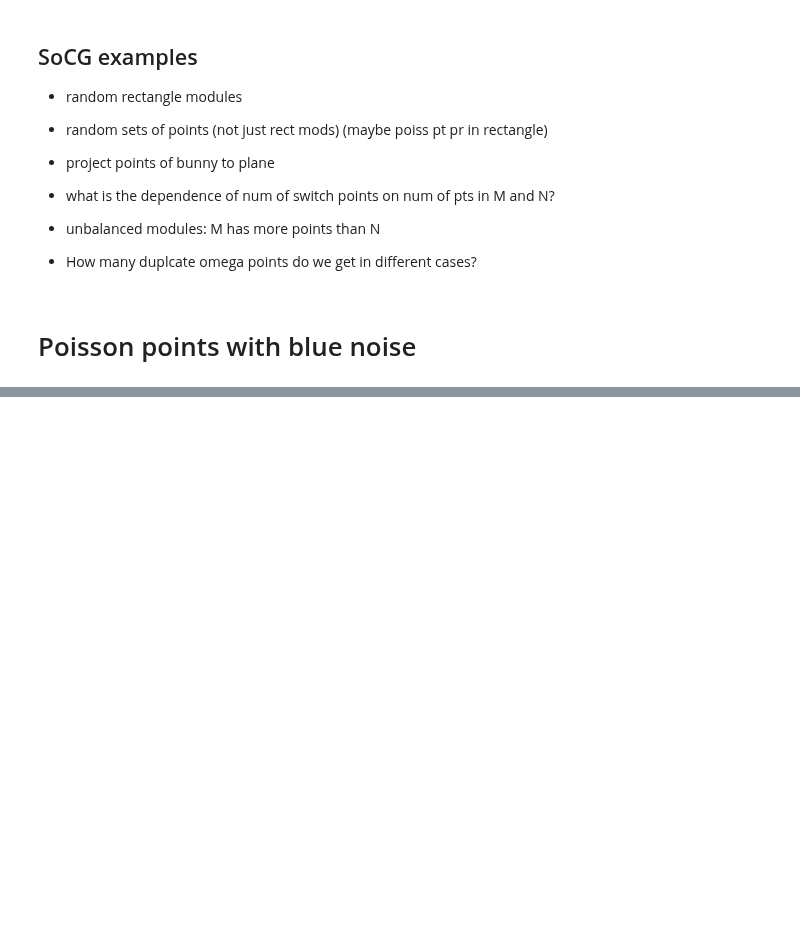
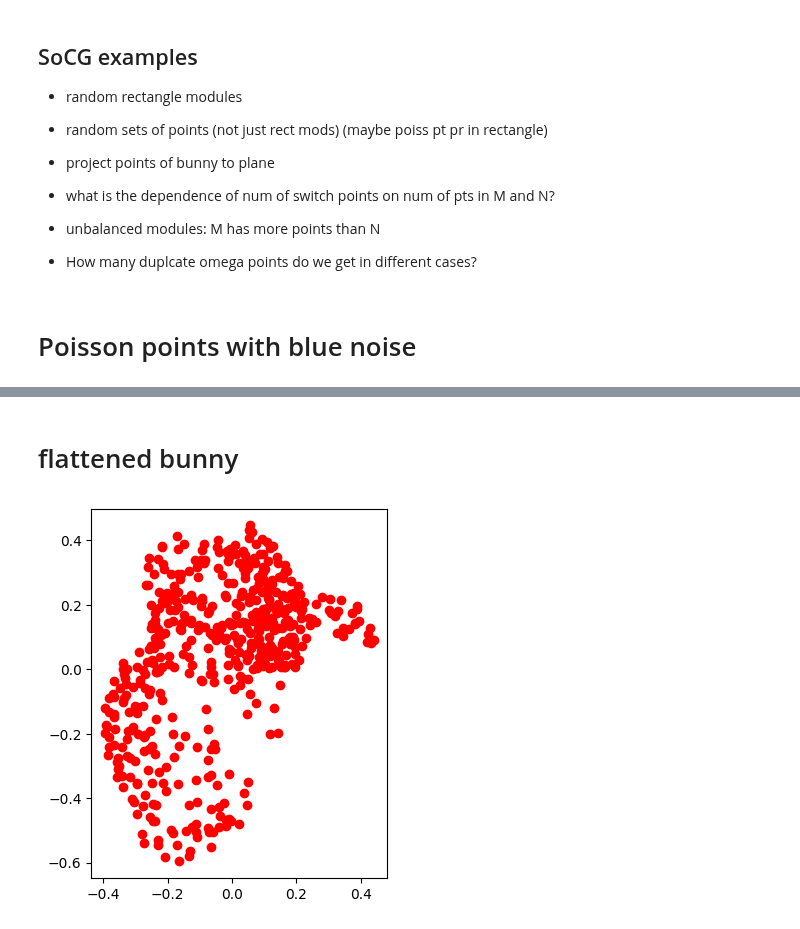
Before and after one commit to asilata/matching-distance-code, a Jupyter notebook: Notebooks/Main.ipynb, the cells around one changed output, grey strips where cells are left out. Cells and saved outputs as stored; diff of their text form; code cells hidden in the pictures; blank space fills up the shorter version.

```diff
--- a/Notebooks/Main.ipynb
+++ b/Notebooks/Main.ipynb
@@ -238,0 +239,13 @@ poissonpts = ex.make_poisson(inputt, poisson_intensity, radius, display=True)
+# %% [markdown]
+# flattened bunny
+# %%
+import bunny
+bunnypoints = bunny.bunny()
+
+fig, ax = plt.subplots()
+ax.set_aspect("equal")
+for row in bunnypoints:
+    ax.plot(row[0], row[1], "o", color = "red")
+plt.show()
+# %% [output]
+[figure, added]
```
Also changed, not shown: parts of 3 cells of this notebook, 4 other files.
